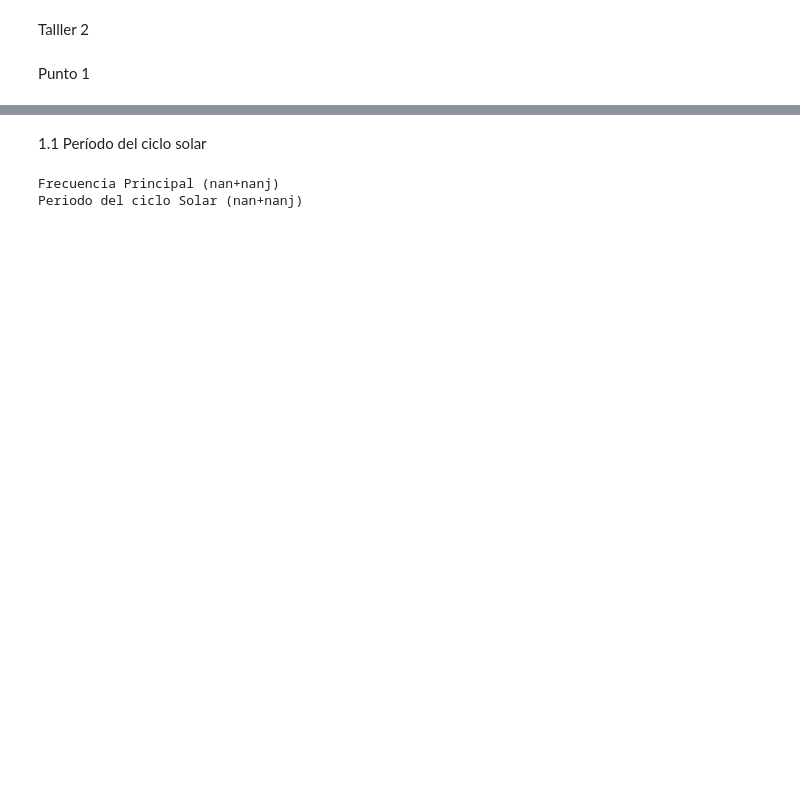
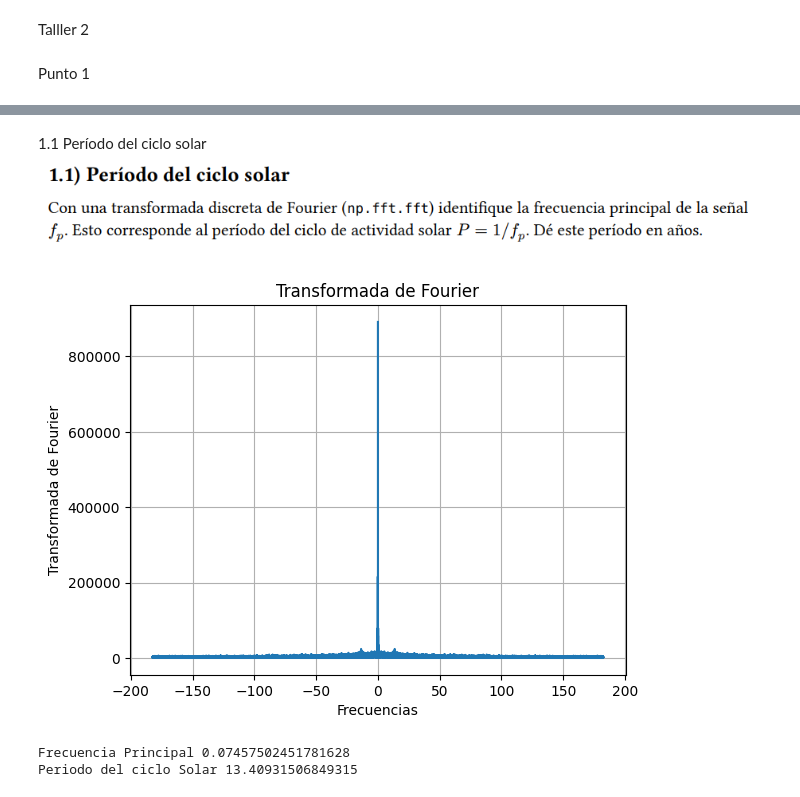
Before and after one commit to Metodos-Computacionales-II/Talleres, a Jupyter notebook: Taller 2/Taller_2.ipynb, the cells around one changed output, grey strips where cells are left out. Cells and saved outputs as stored; diff of their text form; code cells hidden in the pictures; blank space fills up the shorter version.

```diff
--- a/Taller 2/Taller_2.ipynb
+++ b/Taller 2/Taller_2.ipynb
@@ -9,5 +11,6 @@ Punto 1
 # %%
 datos=pd.read_fwf('Datos_punto1.txt',names=['Year','Month','Day','SSN']).drop(0)
 datos['Fecha']=pd.to_datetime(datos[['Year', 'Month', 'Day']])
-datos.dtypes
+datos=datos[datos['Fecha']<='2012-01-01']
+datos
 # %% [output]
@@ -20,12 +30,21 @@ dtype: object
 # %% [markdown]
 1.1 Período del ciclo solar
+\
+![image.png](attachment:image.png)
 # %%
-fourier=np.fft.fft(datos['SSN'])
+fourier=np.abs(np.fft.fft(datos['SSN']))
 frecuencias=np.fft.fftfreq(len(fourier),d=1/365)
-frecuencia_principal=np.max(fourier)
+plt.plot(frecuencias,fourier)
+plt.xlabel("Frecuencias")
+plt.ylabel("Transformada de Fourier")
+plt.title("Transformada de Fourier")
+plt.grid()
+plt.show()
+frecuencia_principal=frecuencias[np.argmax(fourier[1:])]
 print('Frecuencia Principal',frecuencia_principal)
 Periodo_ciclo_solar=1/frecuencia_principal
 print('Periodo del ciclo Solar',Periodo_ciclo_solar)
 # %% [output]
+[figure, added]
-Frecuencia Principal (nan+nanj)
-Periodo del ciclo Solar (nan+nanj)
+Frecuencia Principal 0.07457502451781628
+Periodo del ciclo Solar 13.40931506849315
```
Also changed, not shown: parts of 3 cells of this notebook, 3 other files.
